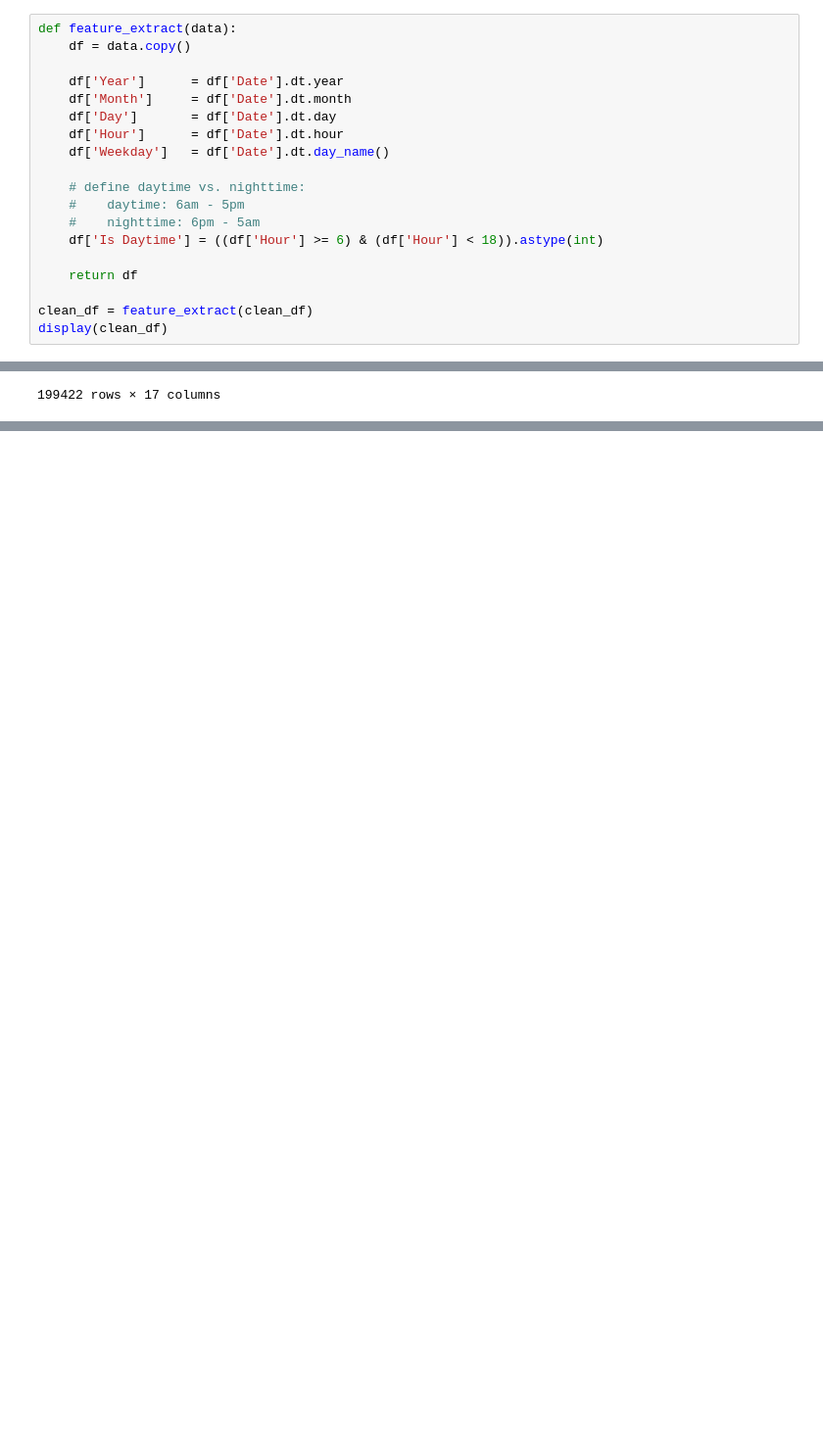
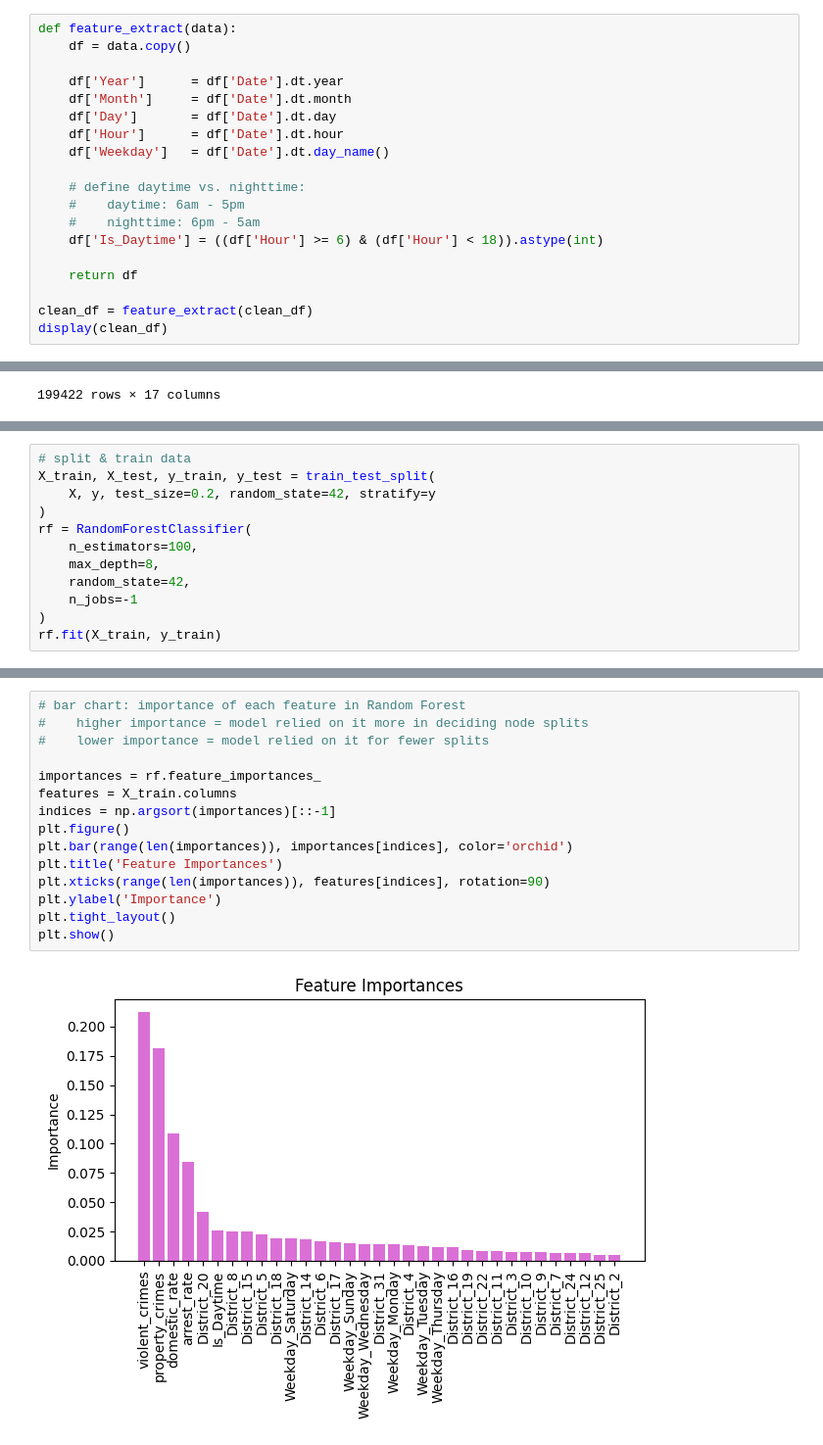
Before and after one commit to vivian1zhao/Crime-Rate-Prediction, a Jupyter notebook: FinalProject-Code.ipynb, the cells around one changed output, grey strips where cells are left out. Shown: that part at 98% size. Drawn from its saved outputs; the diff is of its cells as text; blank space fills up the shorter version.

```diff
--- a/FinalProject-Code.ipynb
+++ b/FinalProject-Code.ipynb
@@ -111,7 +115,7 @@ def feature_extract(data):
     # define daytime vs. nighttime:
     #    daytime: 6am - 5pm
     #    nighttime: 6pm - 5am
-    df['Is Daytime'] = ((df['Hour'] >= 6) & (df['Hour'] < 18)).astype(int)
+    df['Is_Daytime'] = ((df['Hour'] >= 6) & (df['Hour'] < 18)).astype(int)
 
     return df
 
@@ -135,0 +174,12 @@ display(clean_df)
+# %%
+# split & train data
+X_train, X_test, y_train, y_test = train_test_split(
+    X, y, test_size=0.2, random_state=42, stratify=y
+)
+rf = RandomForestClassifier(
+    n_estimators=100,
+    max_depth=8,
+    random_state=42,
+    n_jobs=-1
+)
+rf.fit(X_train, y_train)
@@ -135,0 +190,17 @@ display(clean_df)
+# %%
+# bar chart: importance of each feature in Random Forest
+#    higher importance = model relied on it more in deciding node splits
+#    lower importance = model relied on it for fewer splits
+
+importances = rf.feature_importances_
+features = X_train.columns
+indices = np.argsort(importances)[::-1]
+plt.figure()
+plt.bar(range(len(importances)), importances[indices], color='orchid')
+plt.title('Feature Importances')
+plt.xticks(range(len(importances)), features[indices], rotation=90)
+plt.ylabel('Importance')
+plt.tight_layout()
+plt.show()
+# %% [output]
+[figure, added]
```
Also changed, not shown: parts of 10 cells of this notebook.
